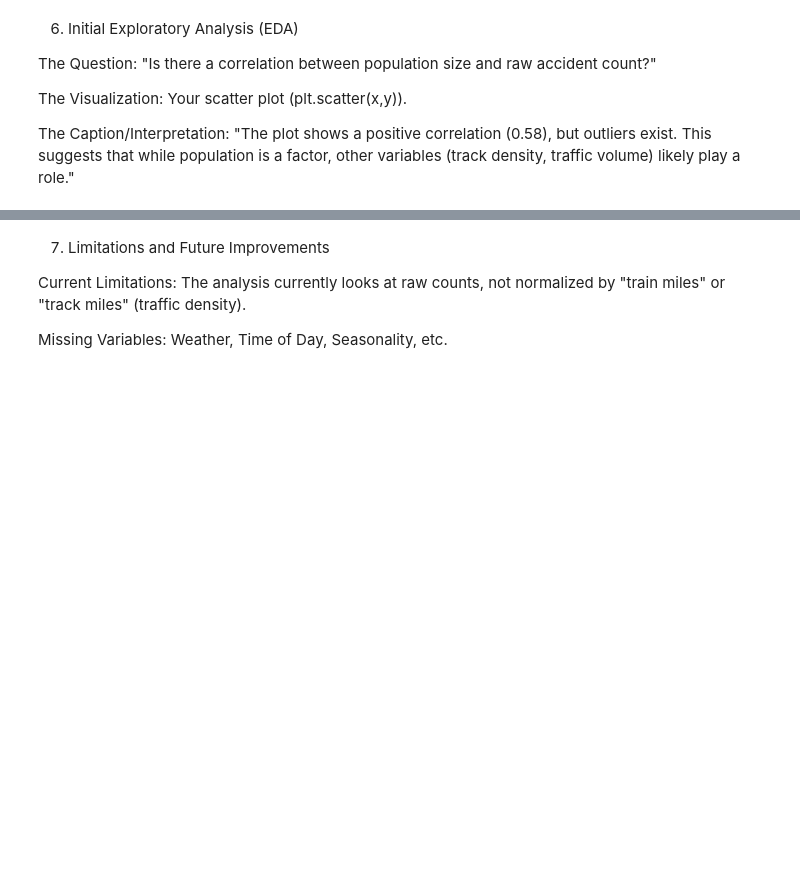
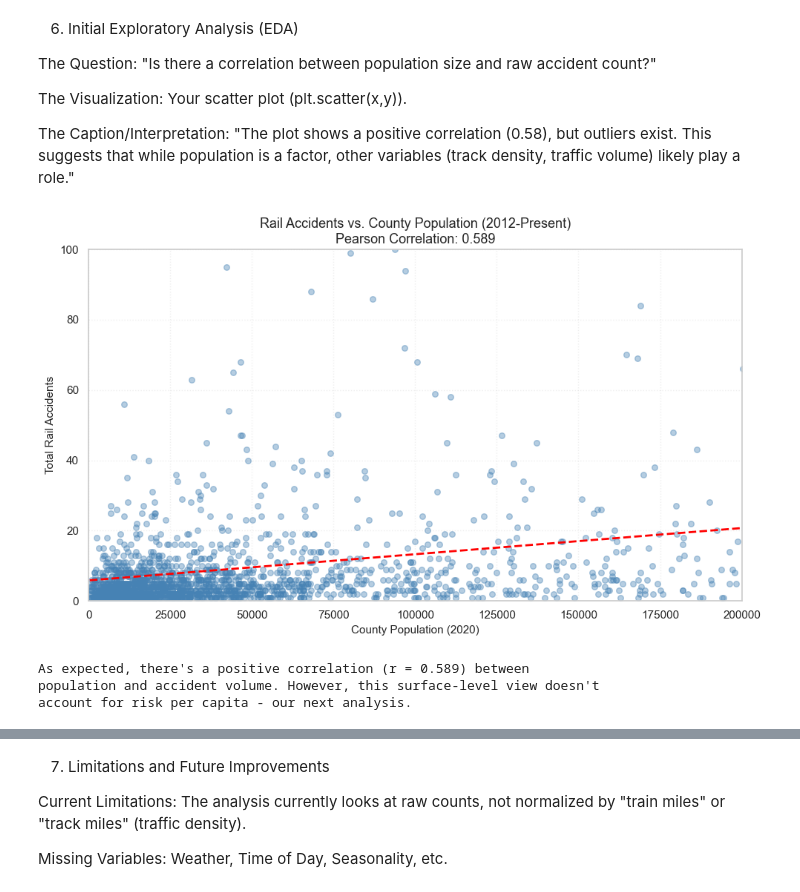
Before and after one commit to TimothyHHMai/rail-risk-census-analysis-521, a Jupyter notebook: notebooks/phase-1-proposal.ipynb, the cells around one changed output, grey strips where cells are left out. Cells and saved outputs as stored; diff of their text form; code cells hidden in the pictures; blank space fills up the shorter version.

Commit message:
Force update: Section 6 Visuals

```diff
--- a/notebooks/phase-1-proposal.ipynb
+++ b/notebooks/phase-1-proposal.ipynb
@@ -173,3 +173,58 @@ The Question: "Is there a correlation between population size and raw accident c
 The Visualization: Your scatter plot (plt.scatter(x,y)).
 
 The Caption/Interpretation: "The plot shows a positive correlation (0.58), but outliers exist. This suggests that while population is a factor, other variables (track density, traffic volume) likely play a role."
+# %%
+# Initial EDA
+# Correlation population vs accident volume
+
+
+county_stats = df_merged.groupby("FIPS").agg({
+    "Population_2020": "first",
+    "Description": "first"
+})
+county_stats["Total_Accidents"] = df_merged.groupby("FIPS").size()
+
+# Calculate correlation
+correlation = county_stats["Total_Accidents"].corr(county_stats["Population_2020"])
+
+# Scatterplot
+plt.figure(figsize=(10, 6))
+
+plt.scatter(
+    county_stats["Population_2020"],
+    county_stats["Total_Accidents"],
+    alpha=0.4,
+    s=30,
+    color='steelblue'
+)
+
+# Regression line
+sns.regplot(
+    data=county_stats,
+    x="Population_2020",
+    y="Total_Accidents",
+    scatter=False,
+    color="red",
+    ci=None,
+    line_kws={"linestyle": "--", "linewidth": 2}
+)
+
+plt.xlim(0, 200000)
+plt.ylim(0, 100)
+plt.title(f"Rail Accidents vs. County Population (2012-Present)\nPearson Correlation: {correlation:.3f}",
+          fontsize=13)
+plt.xlabel("County Population (2020)", fontsize=11)
+plt.ylabel("Total Rail Accidents", fontsize=11)
+plt.grid(True, alpha=0.3, linestyle=':')
+plt.tight_layout()
+plt.show()
+
+# Thoughts
+print(f"As expected, there's a positive correlation (r = {correlation:.3f}) between")
+print(f"population and accident volume. However, this surface-level view doesn't")
+print(f"account for risk per capita - our next analysis.")
+# %% [output]
+[figure, added]
+As expected, there's a positive correlation (r = 0.589) between
+population and accident volume. However, this surface-level view doesn't
+account for risk per capita - our next analysis.
```
Also changed, not shown: parts of 4 cells of this notebook.
